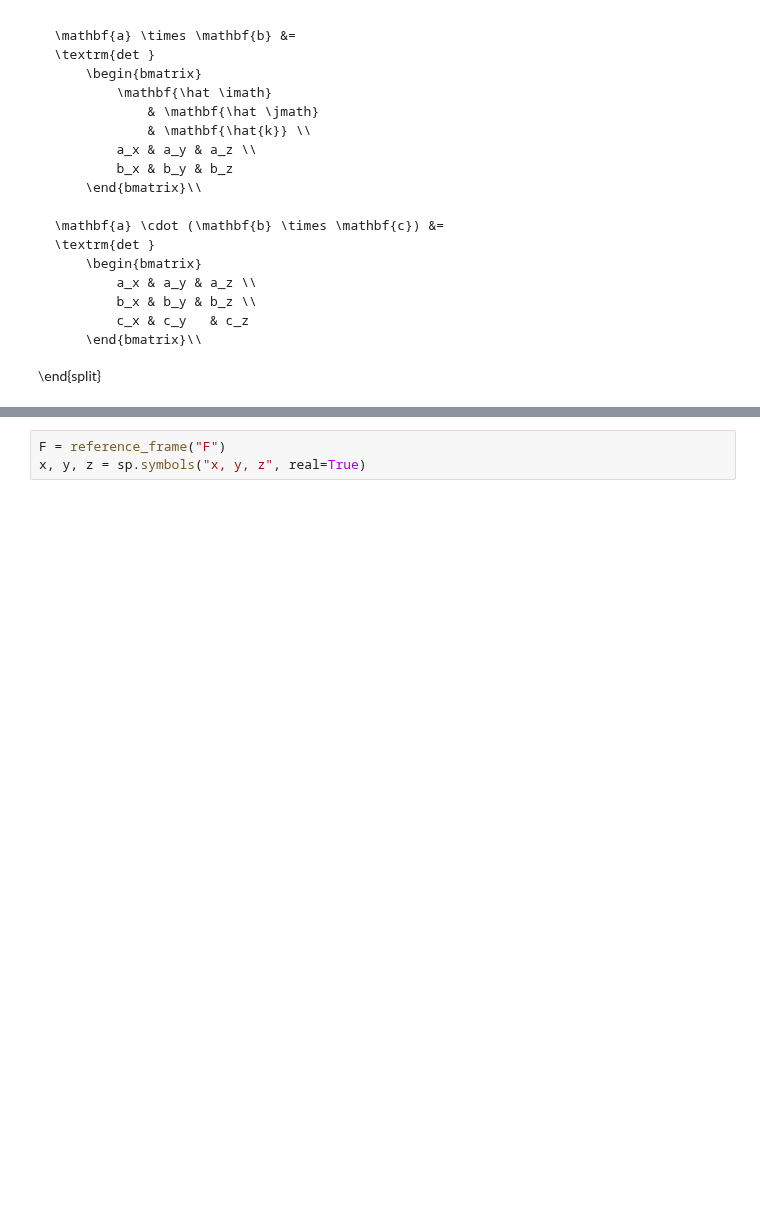
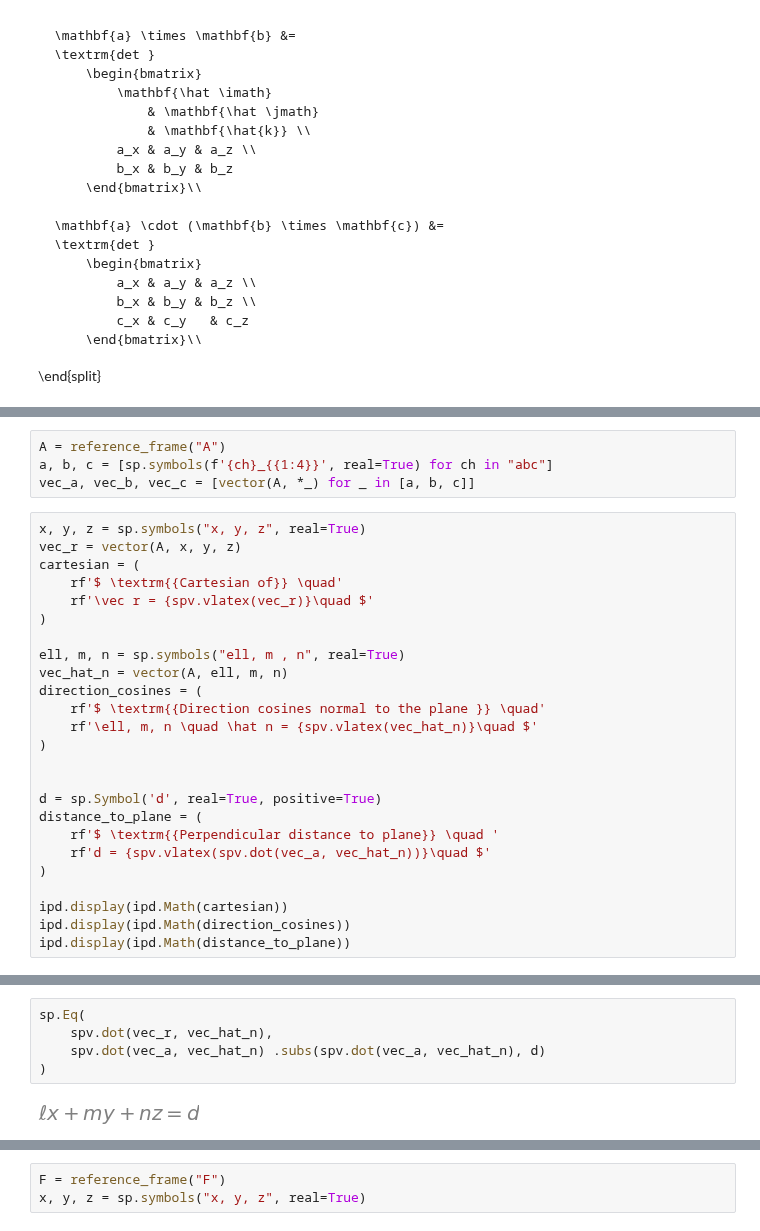
Before and after one commit to JonnyRed/sympy, a Jupyter notebook: maths-cheatsheet.ipynb, the cells around one changed output, grey strips where cells are left out. Cells and saved outputs as stored; diff of their text form; blank space fills up the shorter version.

Commit message:
Add lines and planes to vectors

```diff
--- a/maths-cheatsheet.ipynb
+++ b/maths-cheatsheet.ipynb
@@ -266,0 +309,29 @@ def print_aligned_latex_equations(*args):
+# %%
+A = reference_frame("A")
+a, b, c = [sp.symbols(f'{ch}_{{1:4}}', real=True) for ch in "abc"]
+vec_a, vec_b, vec_c = [vector(A, *_) for _ in [a, b, c]]
+# %%
+x, y, z = sp.symbols("x, y, z", real=True)
+vec_r = vector(A, x, y, z)
+cartesian = (
+    rf'$ \textrm{{Cartesian of}} \quad'
+    rf'\vec r = {spv.vlatex(vec_r)}\quad $'
+)
+
+ell, m, n = sp.symbols("ell, m , n", real=True)
+vec_hat_n = vector(A, ell, m, n)
+direction_cosines = (
+    rf'$ \textrm{{Direction cosines normal to the plane }} \quad'
+    rf'\ell, m, n \quad \hat n = {spv.vlatex(vec_hat_n)}\quad $'
+)
+
+
+d = sp.Symbol('d', real=True, positive=True)
+distance_to_plane = (
+    rf'$ \textrm{{Perpendicular distance to plane}} \quad '
+    rf'd = {spv.vlatex(spv.dot(vec_a, vec_hat_n))}\quad $'
+)
+
+ipd.display(ipd.Math(cartesian))
+ipd.display(ipd.Math(direction_cosines))
+ipd.display(ipd.Math(distance_to_plane))
@@ -266,0 +363,7 @@ def print_aligned_latex_equations(*args):
+# %%
+sp.Eq(
+    spv.dot(vec_r, vec_hat_n),
+    spv.dot(vec_a, vec_hat_n) .subs(spv.dot(vec_a, vec_hat_n), d)
+)
+# %% [output]
+[figure, added]
```
Also changed, not shown: parts of 17 cells of this notebook.
